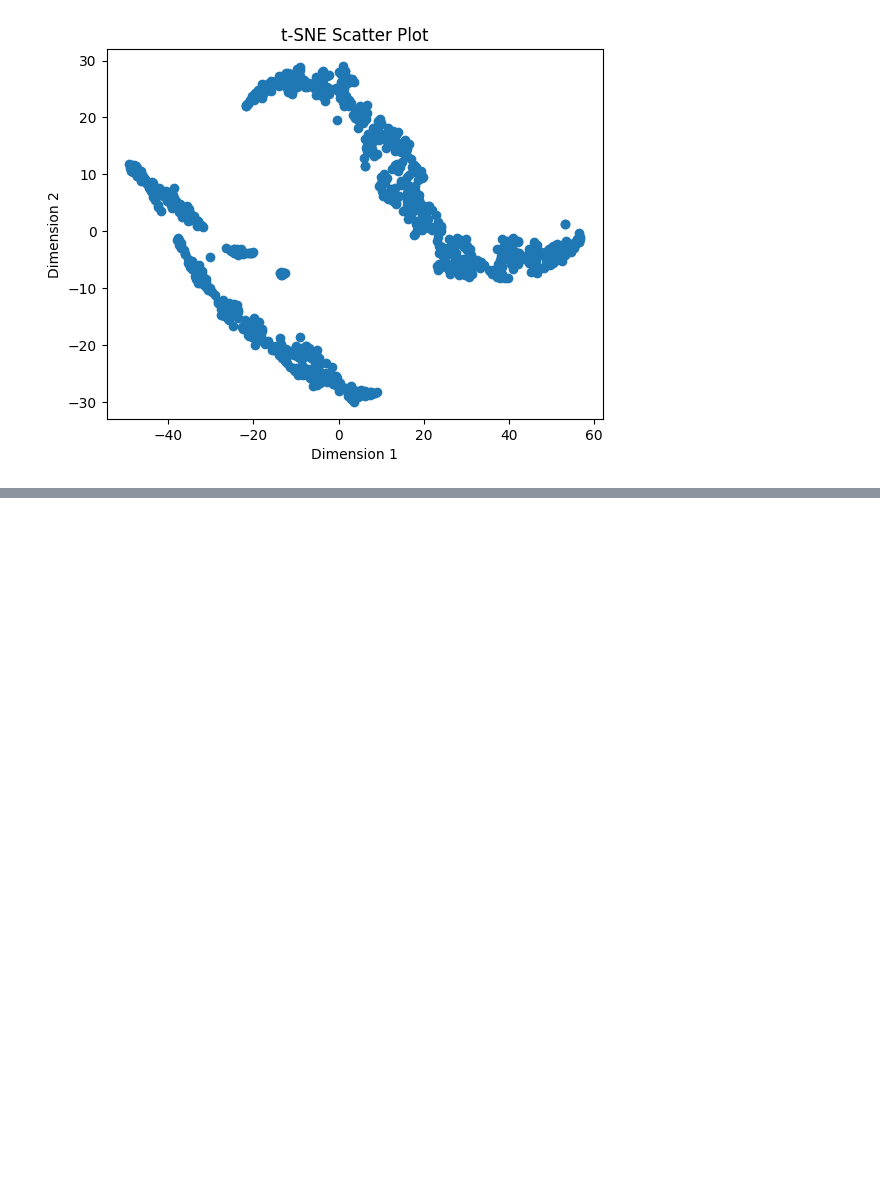
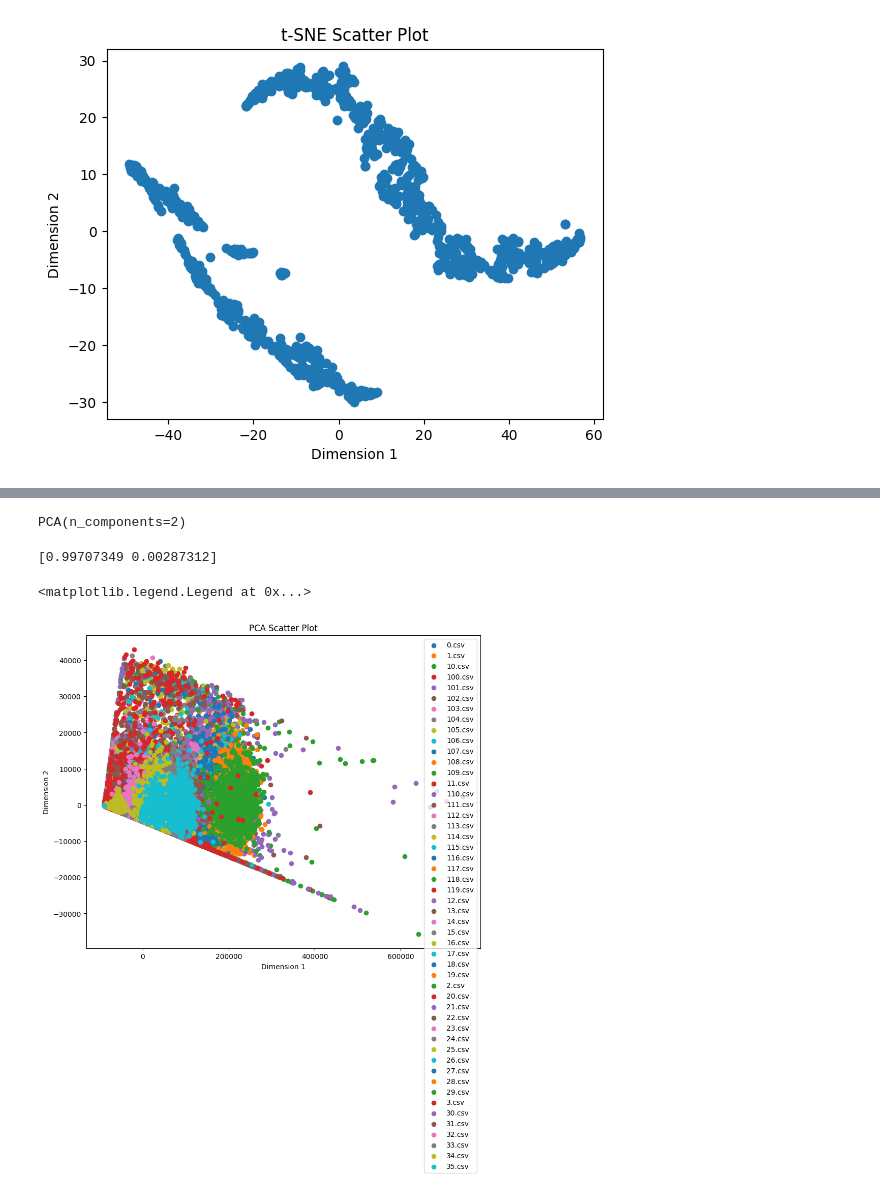
Before and after one commit to nathanielCherian/network-traffic-analysis, a Jupyter notebook: NumericalFeatures.ipynb, the cells around one changed output, grey strips where cells are left out. Drawn from its saved outputs; the diff is of its cells as text; code cells hidden in the pictures; blank space fills up the shorter version.

```diff
--- a/NumericalFeatures.ipynb
+++ b/NumericalFeatures.ipynb
@@ -188,0 +255,29 @@ Text(0, 0.5, 'Dimension 2')
+# %%
+from sklearn.decomposition import PCA
+
+teams_combined_df = pd.concat(teams_dfs)
+X = teams_combined_df.drop(columns=['label']).reset_index(drop=True)
+pca = PCA(n_components=2)
+pca.fit(X)
+# %% [output]
+PCA(n_components=2)
+# %%
+print(pca.explained_variance_ratio_)
+transformed = pca.transform(X)
+pca_df = pd.DataFrame(data=transformed, columns=['PC1', 'PC2'])
+pca_df['label'] = teams_combined_df['label'].reset_index(drop=True)
+# %% [output]
+[0.99707349 0.00287312]
+# %%
+plt.figure(figsize=(10, 8))
+column_vals = teams_combined_df['label'].unique()
+for column in column_vals:
+    pca_df_sample = pca_df[pca_df['label'] == column]
+    plt.scatter(pca_df_sample['PC1'], pca_df_sample['PC2'], label=column)
+plt.title('PCA Scatter Plot')
+plt.xlabel('Dimension 1')
+plt.ylabel('Dimension 2')
+plt.legend(loc="upper right")
+# %% [output]
+<matplotlib.legend.Legend at 0x...>
+[figure, added]
```
Also changed, not shown: parts of 6 cells of this notebook, 4 other files.
